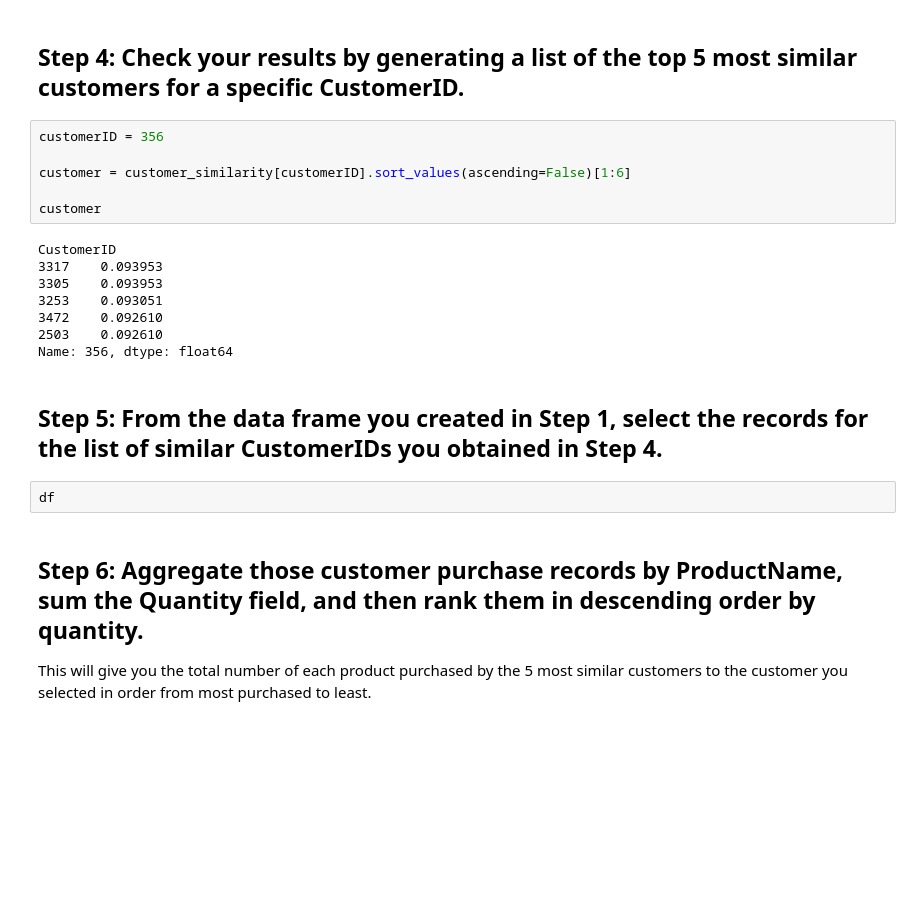
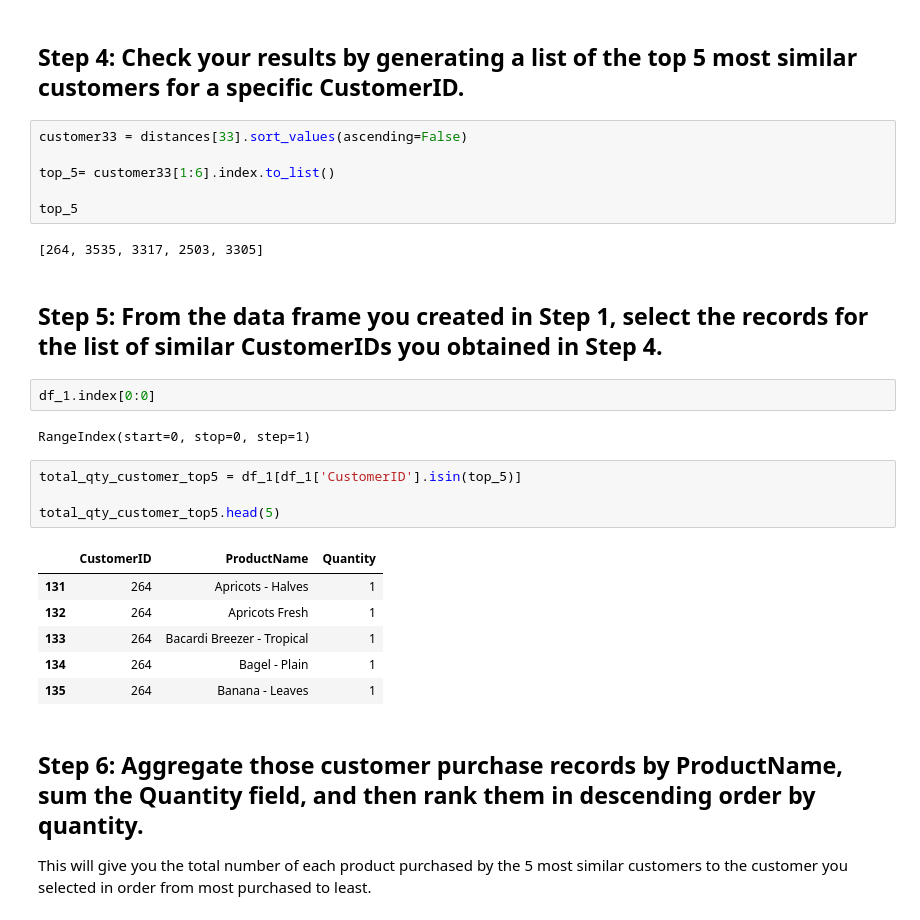
Before and after one commit to gonzalomunozfora/data-labs, a Jupyter notebook: module-2/lab-intro-recommender-systems/your-code/main.ipynb, the cells around one changed output. Drawn from its saved outputs; the diff is of its cells as text; blank space fills up the shorter version.

```diff
--- a/module-2/lab-intro-recommender-systems/your-code/main.ipynb
+++ b/module-2/lab-intro-recommender-systems/your-code/main.ipynb
@@ -98,24 +84,31 @@ customer_similarity.head()
 5 rows × 1000 columns
 # %% [markdown]
 ## Step 4: Check your results by generating a list of the top 5 most similar customers for a specific CustomerID.
-# %%
-customerID = 356
-
-customer = customer_similarity[customerID].sort_values(ascending=False)[1:6]
-
-customer
-# %% [output]
-CustomerID
-3317    0.093953
-3305    0.093953
-3253    0.093051
-3472    0.092610
-2503    0.092610
-Name: 356, dtype: float64
+# %%
+customer33 = distances[33].sort_values(ascending=False)
+
+top_5= customer33[1:6].index.to_list()
+
+top_5
+# %% [output]
+[264, 3535, 3317, 2503, 3305]
 # %% [markdown]
 ## Step 5: From the data frame you created in Step 1, select the records for the list of similar CustomerIDs you obtained in Step 4.
-# %%
-df
+# %%
+df_1.index[0:0]
+# %% [output]
+RangeIndex(start=0, stop=0, step=1)
+# %%
+total_qty_customer_top5 = df_1[df_1['CustomerID'].isin(top_5)]
+
+total_qty_customer_top5.head(5)
+# %% [output]
+|  | CustomerID | ProductName | Quantity |
+| 131 | 264 | Apricots - Halves | 1 |
+| 132 | 264 | Apricots Fresh | 1 |
+| 133 | 264 | Bacardi Breezer - Tropical | 1 |
+| 134 | 264 | Bagel - Plain | 1 |
+| 135 | 264 | Banana - Leaves | 1 |
 # %% [markdown]
 ## Step 6: Aggregate those customer purchase records by ProductName, sum the Quantity field, and then rank them in descending order by quantity.
 
```
Also changed, not shown: parts of 8 cells of this notebook.
